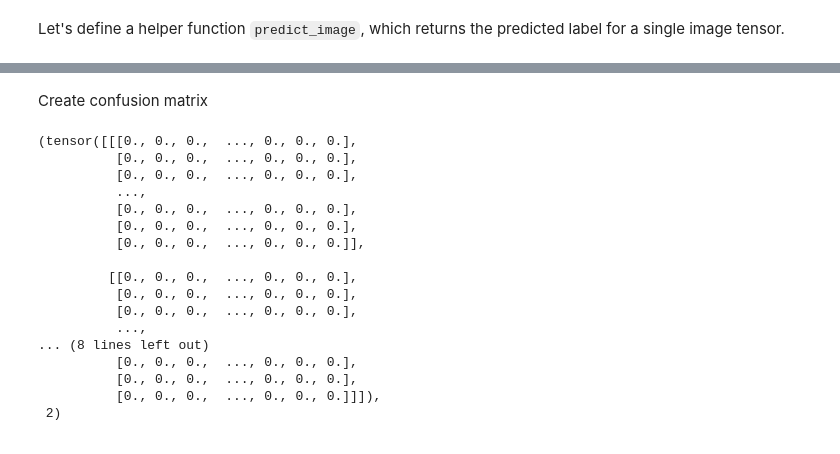
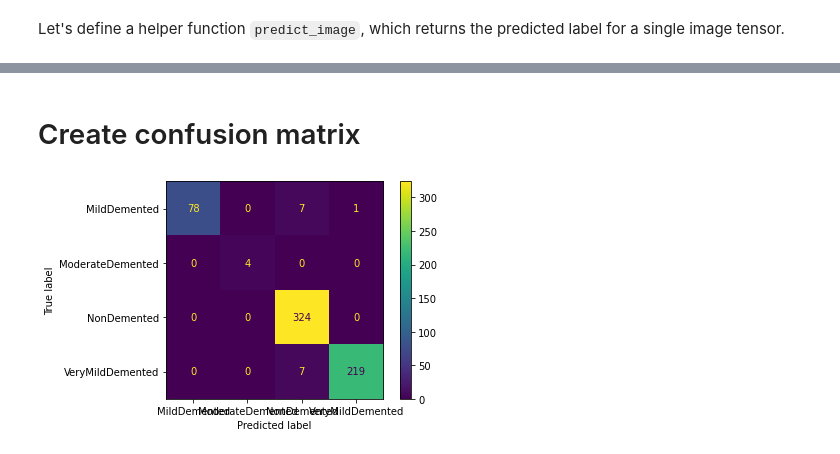
Before and after one commit to tranktle/2022_mri_classification, a Jupyter notebook: 02-Resnet34.ipynb, the cells around one changed output, grey strips where cells are left out. Drawn from its saved outputs; the diff is of its cells as text; code cells hidden in the pictures.

```diff
--- a/02-Resnet34.ipynb
+++ b/02-Resnet34.ipynb
@@ -362,22 +282,21 @@ result
 # %% [markdown]
-Create confusion matrix
+# Create confusion matrix
-# %%
-testset.dataset[1500]
-# %% [output]
-(tensor([[[0., 0., 0.,  ..., 0., 0., 0.],
-          [0., 0., 0.,  ..., 0., 0., 0.],
-          [0., 0., 0.,  ..., 0., 0., 0.],
-          ...,
-          [0., 0., 0.,  ..., 0., 0., 0.],
-          [0., 0., 0.,  ..., 0., 0., 0.],
-          [0., 0., 0.,  ..., 0., 0., 0.]],
-
-         [[0., 0., 0.,  ..., 0., 0., 0.],
-          [0., 0., 0.,  ..., 0., 0., 0.],
-          [0., 0., 0.,  ..., 0., 0., 0.],
-          ...,
-... (8 lines left out)
-          [0., 0., 0.,  ..., 0., 0., 0.],
-          [0., 0., 0.,  ..., 0., 0., 0.],
-          [0., 0., 0.,  ..., 0., 0., 0.]]]),
- 2)
+# %%
+# Get the true label (t) and predicted label (p)
+t = []
+p = []
+for index in range(len(testset)):
+	img, label = testset[index]
+	t.append(labels[label])
+	p.append(predict_image_label(img, R02_Resnet34_cnn, labels, device))
+# Create confusion matrix
+from sklearn.metrics import confusion_matrix
+from sklearn import metrics
+matrix = confusion_matrix(t,p, labels=labels)
+cm_display = metrics.ConfusionMatrixDisplay(confusion_matrix = matrix, display_labels = labels)
+# Plot confusion matrix
+import matplotlib.pyplot as plt
+cm_display.plot()
+plt.show()
+# %% [output]
+[figure, added]
```
Also changed, not shown: parts of 33 cells of this notebook, 2 other files.
